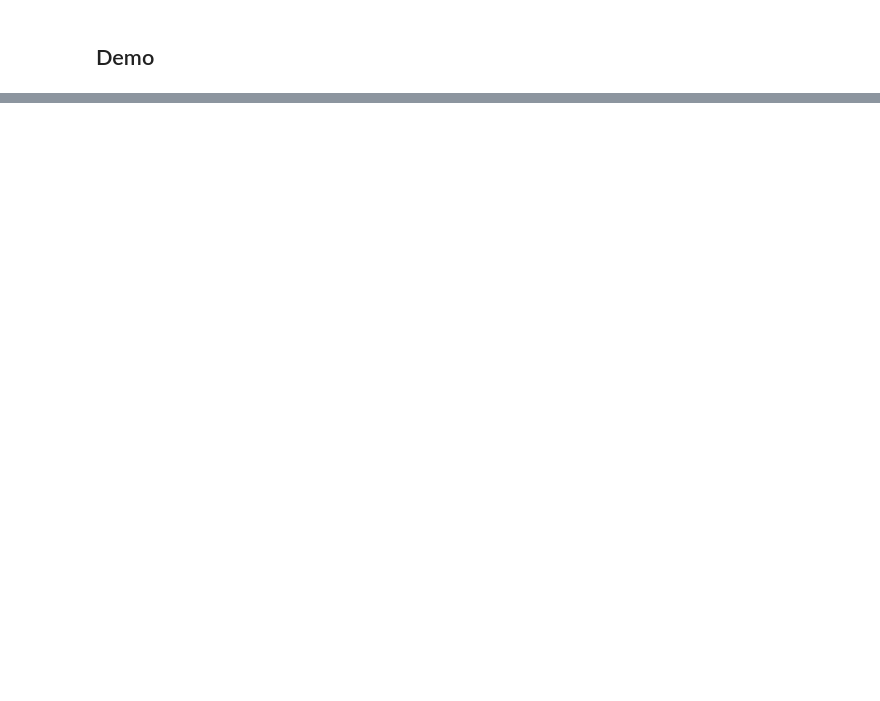
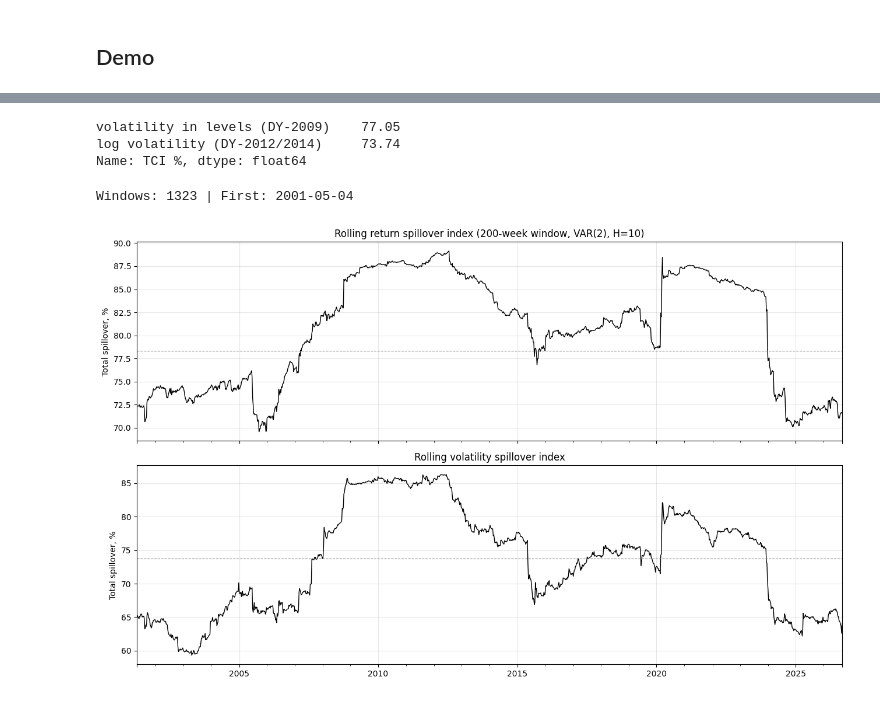
Before and after one commit to zstoi/PyConnectedness, a Jupyter notebook: examples/Demo.ipynb, the cells around one changed output, grey strips where cells are left out. Saved outputs shown, nothing was run; the diff lists cells and outputs as text; code cells hidden in the pictures; blank space fills up the shorter version.

```diff
--- a/examples/Demo.ipynb
+++ b/examples/Demo.ipynb
@@ -74,0 +177,9 @@ raw
+# %%
+log_vola = np.log(volatility)
+
+ret_conn = static_connectedness(returns, horizon=10, method="generalized", lags=2)
+vol_conn = static_connectedness(log_vola, horizon=10, method="generalized", lags=2)
+
+print("Total RETURN spillover index:    ", round(ret_conn.total, 2), "%")
+print("Total VOLATILITY spillover index:", round(vol_conn.total, 2), "%")
+ret_conn.table.round(1)
@@ -74,0 +226,40 @@ raw
+# %%
+pd.Series({
+    "volatility in levels (DY-2009)": static_connectedness(
+        volatility, horizon=10, method="generalized", lags=2
+    ).total,
+    "log volatility (DY-2012/2014)": vol_conn.total,
+}, name="TCI %").round(2)
+# %% [output]
+volatility in levels (DY-2009)    77.05
+log volatility (DY-2012/2014)     73.74
+Name: TCI %, dtype: float64
+# %%
+ret_dyn = dynamic_connectedness(returns, window=200, horizon=10, method="generalized", lags=2)
+vol_dyn = dynamic_connectedness(log_vola, window=200, horizon=10, method="generalized", lags=2)
+
+print("Windows:", ret_dyn.n_windows, "| First:", ret_dyn.total.index[0].date())
+# %% [output]
+Windows: 1323 | First: 2001-05-04
+# %%
+fig, axes = plt.subplots(2, 1, figsize=(13, 8), sharex=True)
+
+ret_dyn.total.plot(ax=axes[0], color="black", lw=1)
+axes[0].axhline(ret_conn.total, color="grey", ls="--", lw=0.8)
+axes[0].set_title("Rolling return spillover index (200-week window, VAR(2), H=10)")
+axes[0].set_ylabel("Total spillover, %")
+axes[0].grid(alpha=0.3)
+
+vol_dyn.total.plot(ax=axes[1], color="black", lw=1)
+axes[1].axhline(vol_conn.total, color="grey", ls="--", lw=0.8)
+axes[1].set_title("Rolling volatility spillover index")
+axes[1].set_ylabel("Total spillover, %")
+axes[1].set_xlabel("")
+axes[1].grid(alpha=0.3)
+
+
+
+plt.tight_layout()
+plt.show()
+# %% [output]
+[figure, added]
```
Also changed, not shown: parts of 24 cells of this notebook.
